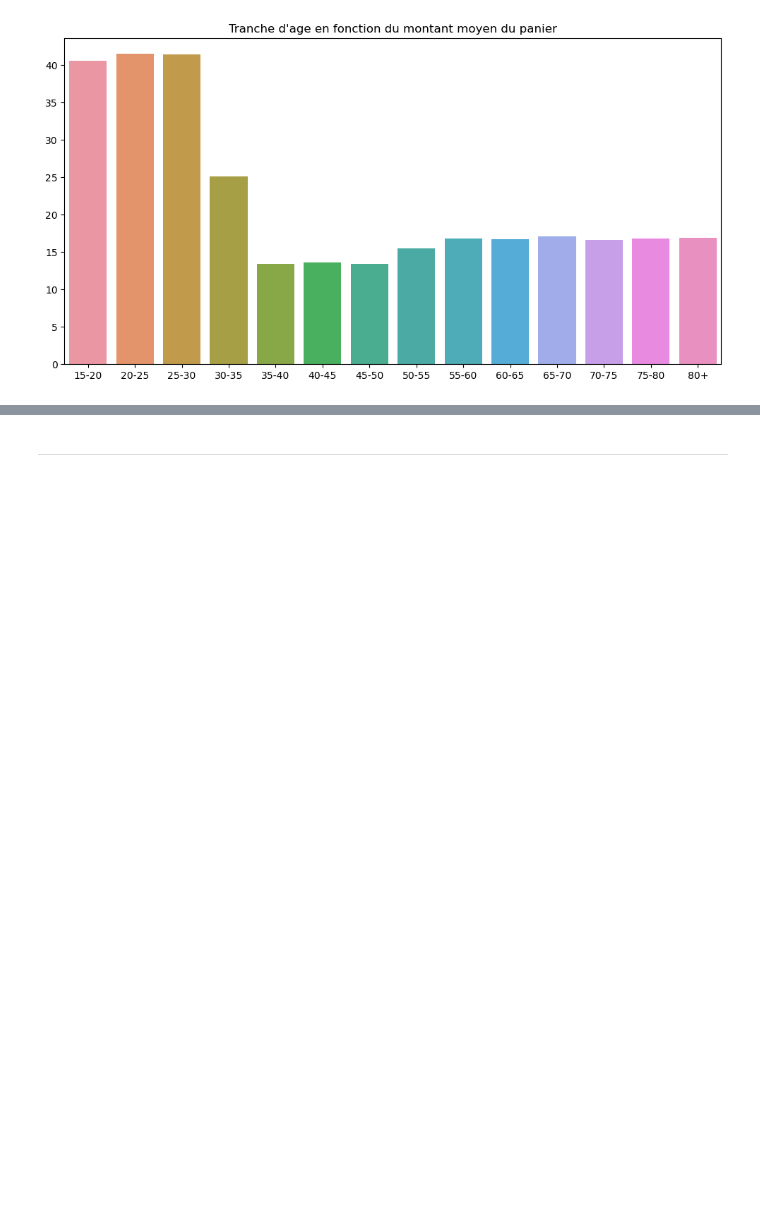
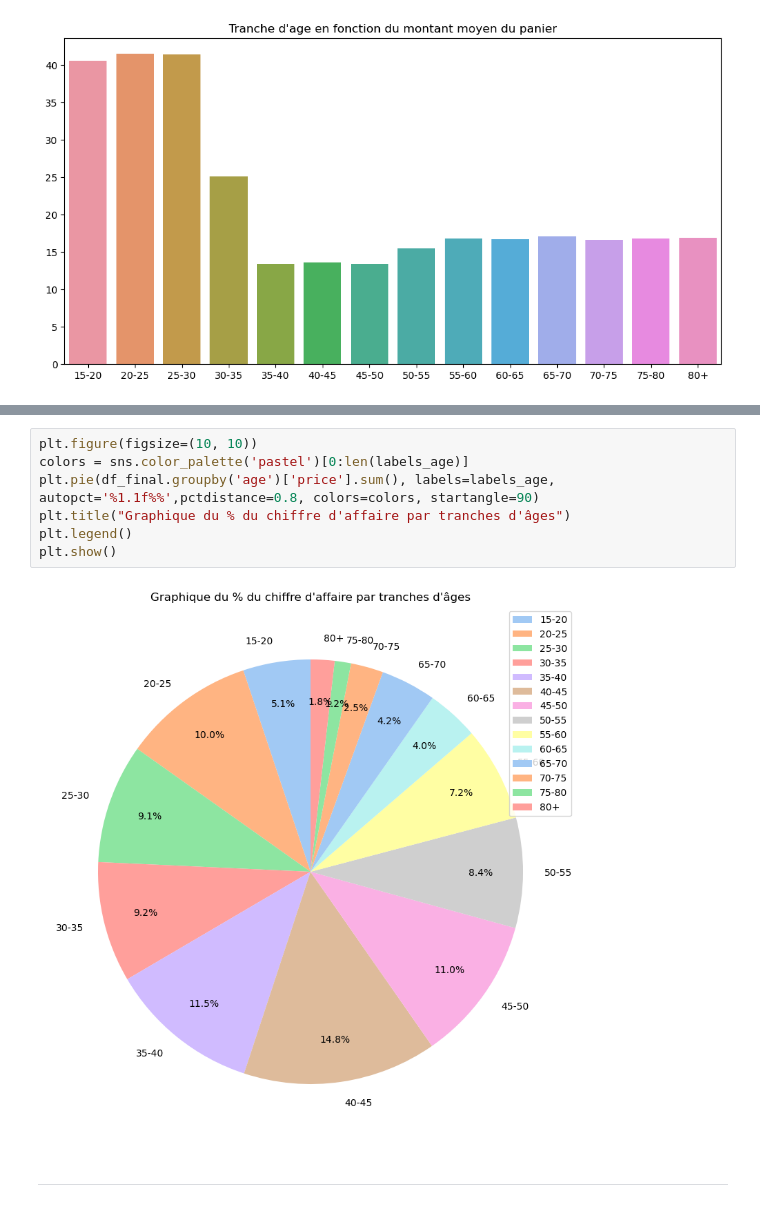
Before and after one commit to kikduck/DA-P6, a Jupyter notebook: notebook-p6.ipynb, the cells around one changed output, grey strips where cells are left out. Drawn from its saved outputs; the diff is of its cells as text; blank space fills up the shorter version.

```diff
--- a/notebook-p6.ipynb
+++ b/notebook-p6.ipynb
@@ -523,3 +523,12 @@ plt.show()
+# %%
+plt.figure(figsize=(10, 10))
+colors = sns.color_palette('pastel')[0:len(labels_age)]
+plt.pie(df_final.groupby('age')['price'].sum(), labels=labels_age, autopct='%1.1f%%',pctdistance=0.8, colors=colors, startangle=90)
+plt.title("Graphique du % du chiffre d'affaire par tranches d'âges")
+plt.legend()
+plt.show()
+# %% [output]
+[figure, added]
 # %% [markdown]
 _________________________________________
 # %% [markdown]
```
Also changed, not shown: parts of 1 cell of this notebook.
